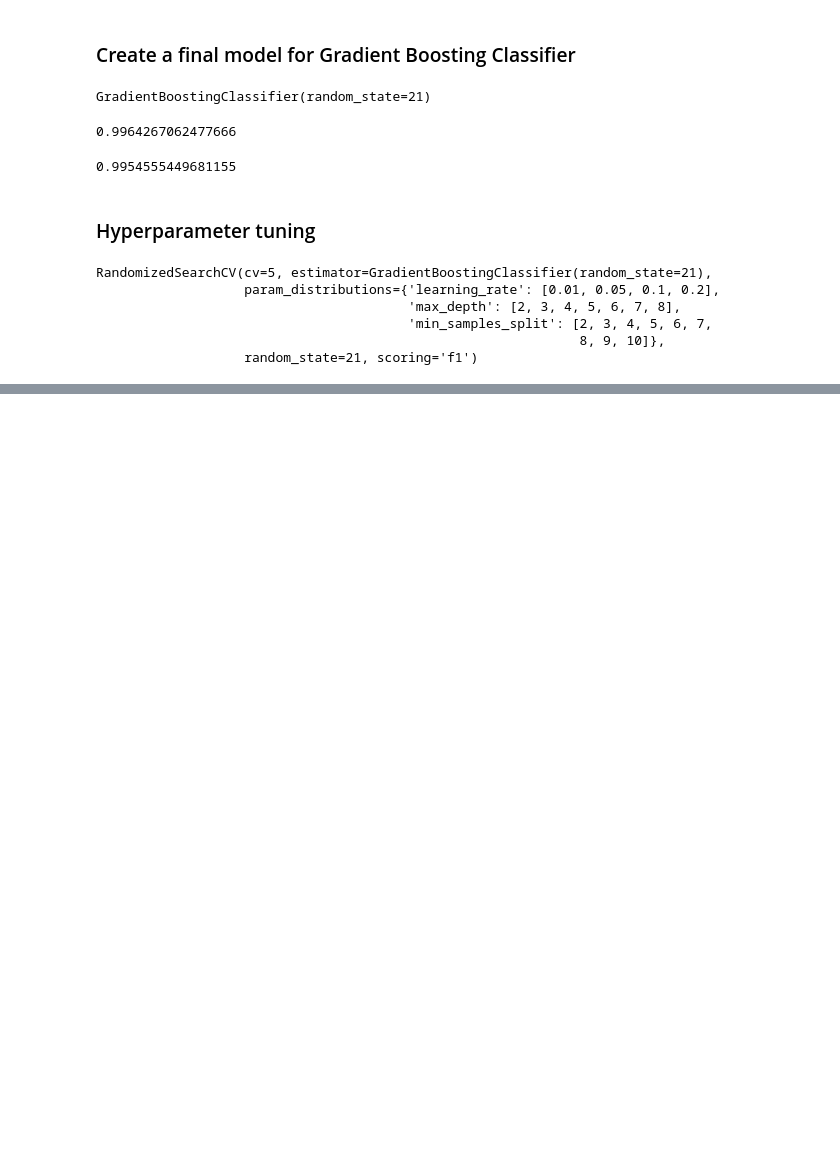
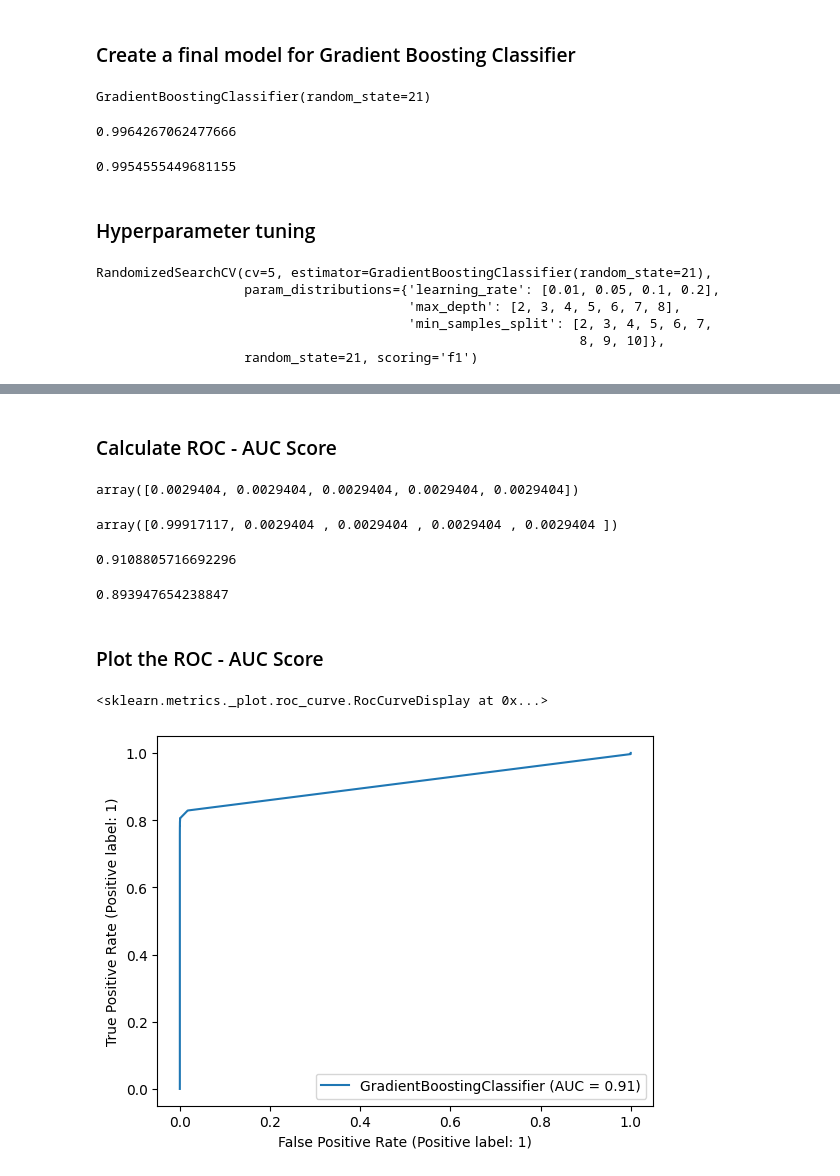
Before and after one commit to Nachiket005/Code-Repository, a Jupyter notebook: Project Submission/Project250823.ipynb, the cells around one changed output, grey strips where cells are left out. Cells and saved outputs as stored; diff of their text form; code cells hidden in the pictures; blank space fills up the shorter version.

```diff
--- a/Project Submission/Project250823.ipynb
+++ b/Project Submission/Project250823.ipynb
@@ -319,0 +409,2 @@ RandomizedSearchCV(cv=5, estimator=GradientBoostingClassifier(random_state=21),
+# %% [markdown]
+### Calculate ROC - AUC Score
@@ -319,0 +414,27 @@ RandomizedSearchCV(cv=5, estimator=GradientBoostingClassifier(random_state=21),
+# %%
+yprob_tr[0:5]
+# %% [output]
+array([0.0029404, 0.0029404, 0.0029404, 0.0029404, 0.0029404])
+# %%
+yprob_ts[0:5]
+# %% [output]
+array([0.99917117, 0.0029404 , 0.0029404 , 0.0029404 , 0.0029404 ])
+# %%
+## Check roc_auc score in training
+from sklearn.metrics import roc_auc_score
+roc_auc_score(ytrain, yprob_tr)
+# %% [output]
+0.9108805716692296
+# %%
+## Check roc auc score in testing
+roc_auc_score(ytest, yprob_ts)
+# %% [output]
+0.893947654238847
+# %% [markdown]
+### Plot the ROC - AUC Score
+# %%
+from sklearn.metrics import RocCurveDisplay
+RocCurveDisplay.from_estimator(best_gbc,xtrain,ytrain)
+# %% [output]
+<sklearn.metrics._plot.roc_curve.RocCurveDisplay at 0x...>
+[figure, added]
```
Also changed, not shown: parts of 37 cells of this notebook, 2 other files.
